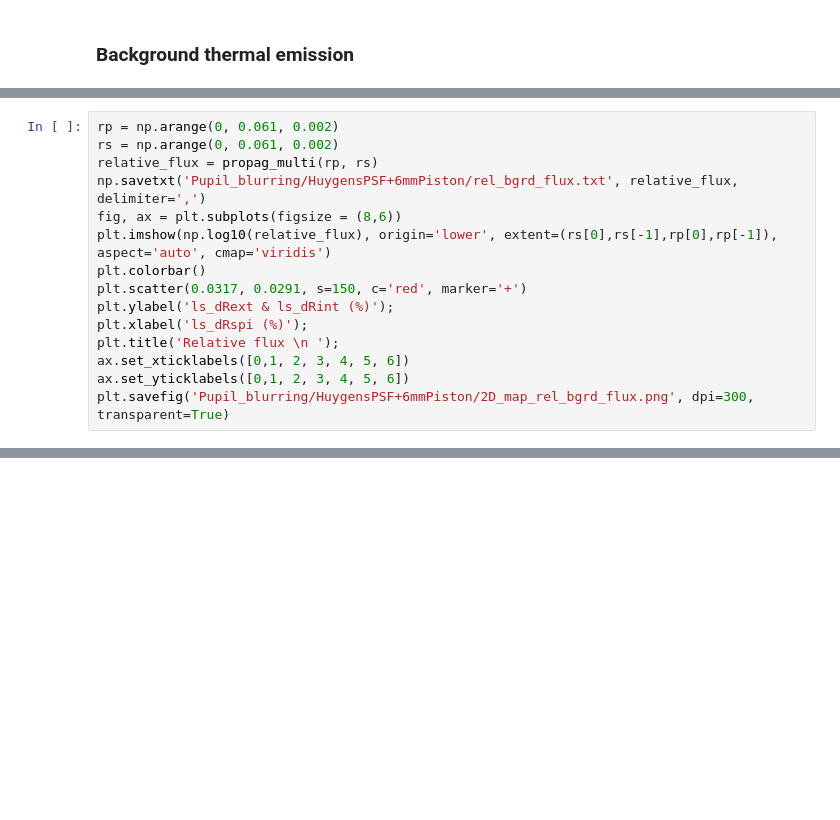
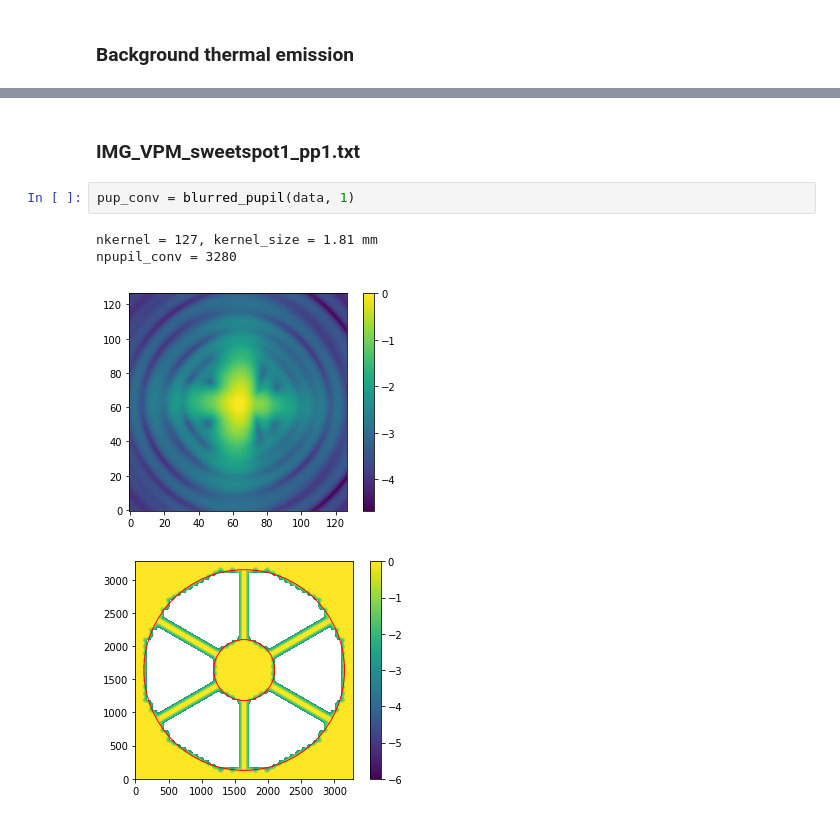
Before and after one commit to vortex-exoplanet/HEEPS, a Jupyter notebook: tools/pupil/pupil_blurring_IMG.ipynb, the cells around one changed output, grey strips where cells are left out. Cells and saved outputs as stored; diff of their text form; blank space fills up the shorter version.

```diff
--- a/tools/pupil/pupil_blurring_IMG.ipynb
+++ b/tools/pupil/pupil_blurring_IMG.ipynb
@@ -239,15 +84,0 @@ def propag_multi(r_pups, r_spis, cpu_count=cpu_count, verbose=False):
-# %%
-rp = np.arange(0, 0.061, 0.002)
-rs = np.arange(0, 0.061, 0.002)
-relative_flux = propag_multi(rp, rs)
-np.savetxt('Pupil_blurring/HuygensPSF+6mmPiston/rel_bgrd_flux.txt', relative_flux, delimiter=',')
-fig, ax = plt.subplots(figsize = (8,6))
-plt.imshow(np.log10(relative_flux), origin='lower', extent=(rs[0],rs[-1],rp[0],rp[-1]), aspect='auto', cmap='viridis')
-plt.colorbar()
-plt.scatter(0.0317, 0.0291, s=150, c='red', marker='+')
-plt.ylabel('ls_dRext & ls_dRint (%)');
-plt.xlabel('ls_dRspi (%)');
-plt.title('Relative flux \n ');
-ax.set_xticklabels([0,1, 2, 3, 4, 5, 6])
-ax.set_yticklabels([0,1, 2, 3, 4, 5, 6])
-plt.savefig('Pupil_blurring/HuygensPSF+6mmPiston/2D_map_rel_bgrd_flux.png', dpi=300, transparent=True)
@@ -257,0 +196,9 @@ plt.savefig('Pupil_blurring/HuygensPSF+6mmPiston/2D_map_rel_bgrd_flux.png', dpi=
+# %% [markdown]
+### IMG_VPM_sweetspot1_pp1.txt
+# %%
+pup_conv = blurred_pupil(data, 1)
+# %% [output]
+nkernel = 127, kernel_size = 1.81 mm
+npupil_conv = 3280
+[figure, added]
+[figure, added]
```
Also changed, not shown: parts of 37 cells of this notebook.
